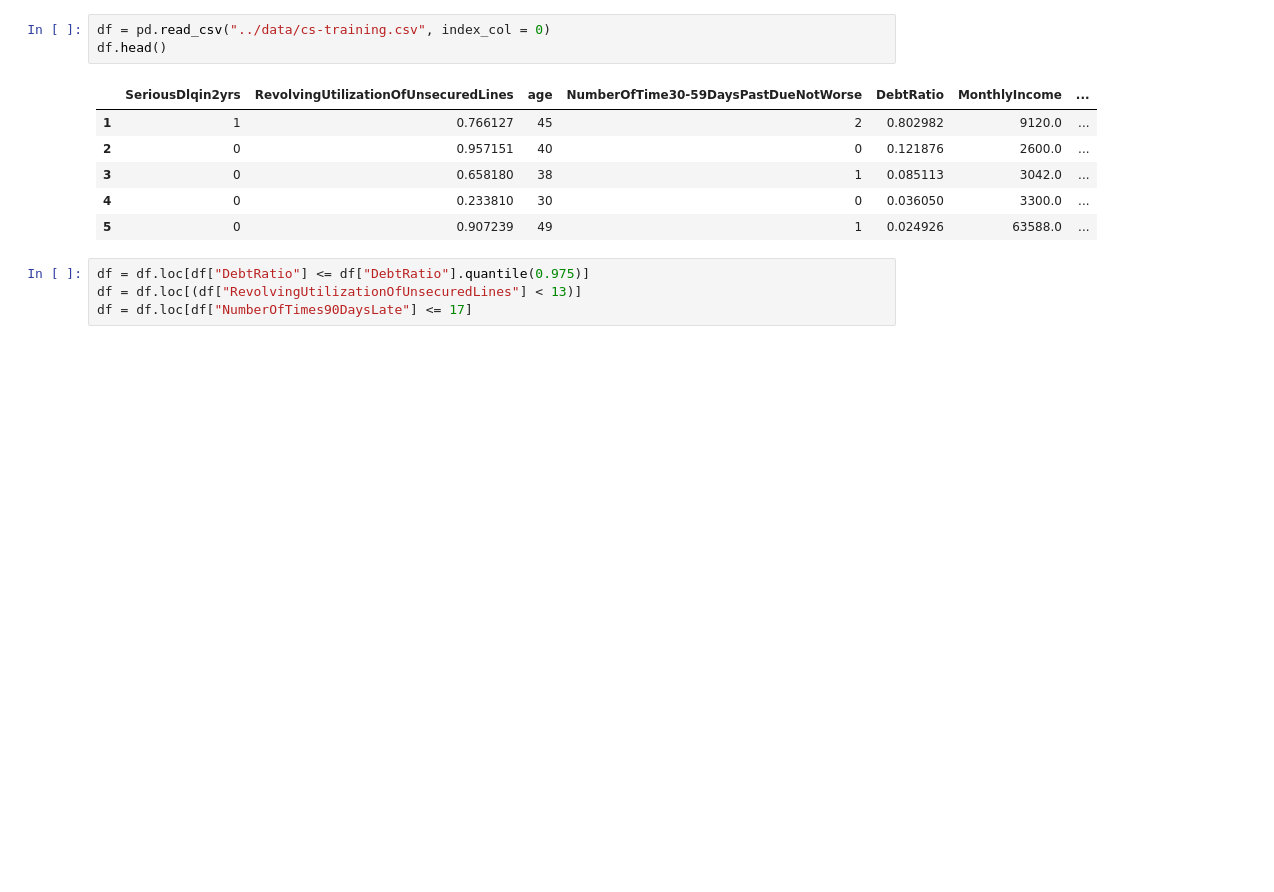
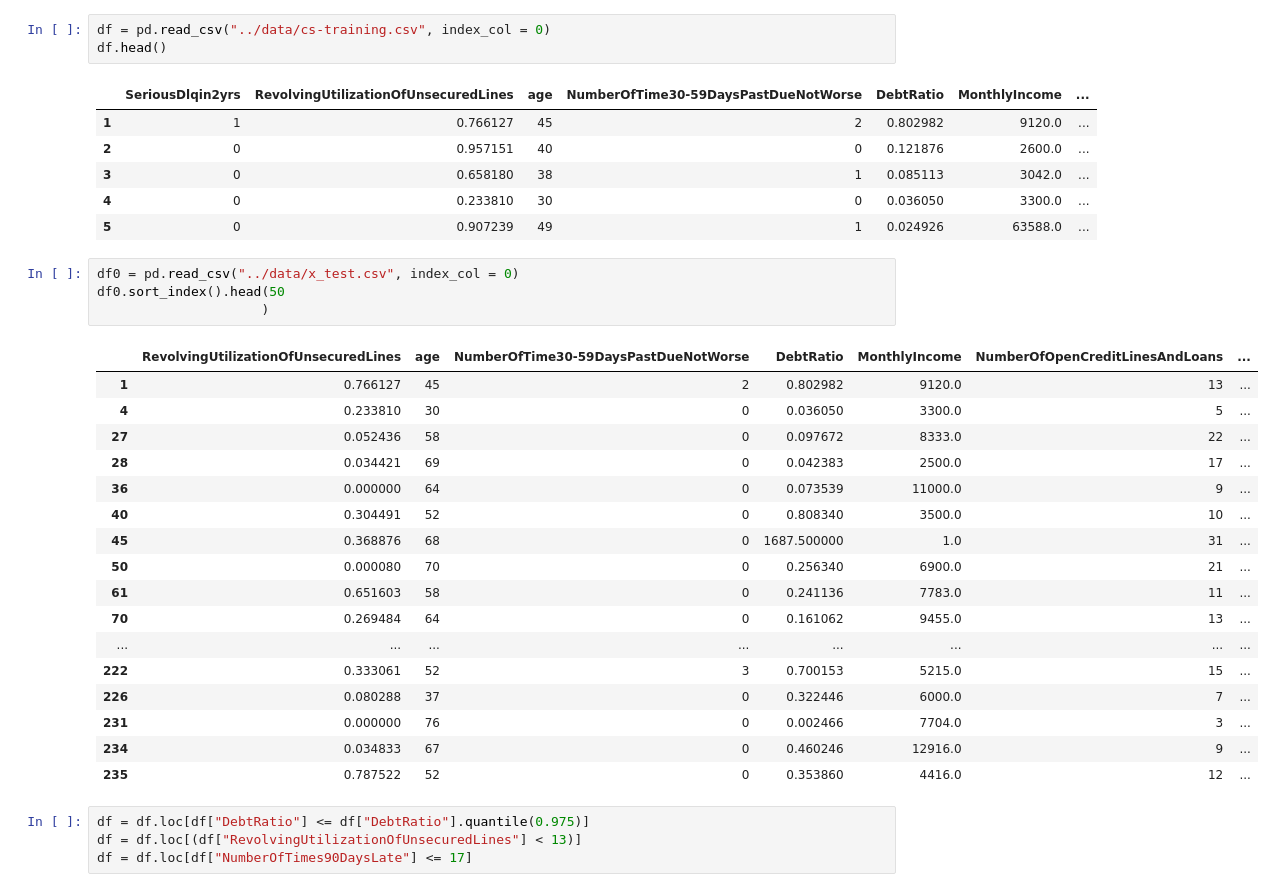
Before and after one commit to msoral/tarfin-task, a Jupyter notebook: analysis/playground.ipynb, the cells around one changed output. Cells and saved outputs as stored; diff of their text form; blank space fills up the shorter version.

```diff
--- a/analysis/playground.ipynb
+++ b/analysis/playground.ipynb
@@ -13,6 +13,28 @@ df.head()
 | 3 | 0 | 0.658180 | 38 | 1 | 0.085113 | 3042.0 | ... |
 | 4 | 0 | 0.233810 | 30 | 0 | 0.036050 | 3300.0 | ... |
 | 5 | 0 | 0.907239 | 49 | 1 | 0.024926 | 63588.0 | ... |
+# %%
+df0 = pd.read_csv("../data/x_test.csv", index_col = 0)
+df0.sort_index().head(50
+                     )
+# %% [output]
+|  | RevolvingUtilizationOfUnsecuredLines | age | NumberOfTime30-59DaysPastDueNotWorse | DebtRatio | MonthlyIncome | NumberOfOpenCreditLinesAndLoans | ... |
+| 1 | 0.766127 | 45 | 2 | 0.802982 | 9120.0 | 13 | ... |
+| 4 | 0.233810 | 30 | 0 | 0.036050 | 3300.0 | 5 | ... |
+| 27 | 0.052436 | 58 | 0 | 0.097672 | 8333.0 | 22 | ... |
+| 28 | 0.034421 | 69 | 0 | 0.042383 | 2500.0 | 17 | ... |
+| 36 | 0.000000 | 64 | 0 | 0.073539 | 11000.0 | 9 | ... |
+| 40 | 0.304491 | 52 | 0 | 0.808340 | 3500.0 | 10 | ... |
+| 45 | 0.368876 | 68 | 0 | 1687.500000 | 1.0 | 31 | ... |
+| 50 | 0.000080 | 70 | 0 | 0.256340 | 6900.0 | 21 | ... |
+| 61 | 0.651603 | 58 | 0 | 0.241136 | 7783.0 | 11 | ... |
+| 70 | 0.269484 | 64 | 0 | 0.161062 | 9455.0 | 13 | ... |
+| ... | ... | ... | ... | ... | ... | ... | ... |
+| 222 | 0.333061 | 52 | 3 | 0.700153 | 5215.0 | 15 | ... |
+| 226 | 0.080288 | 37 | 0 | 0.322446 | 6000.0 | 7 | ... |
+| 231 | 0.000000 | 76 | 0 | 0.002466 | 7704.0 | 3 | ... |
+| 234 | 0.034833 | 67 | 0 | 0.460246 | 12916.0 | 9 | ... |
+| 235 | 0.787522 | 52 | 0 | 0.353860 | 4416.0 | 12 | ... |
 # %%
 df = df.loc[df["DebtRatio"] <= df["DebtRatio"].quantile(0.975)]
 df = df.loc[(df["RevolvingUtilizationOfUnsecuredLines"] < 13)]
```
Also changed, not shown: parts of 4 cells of this notebook, 7 other files.
